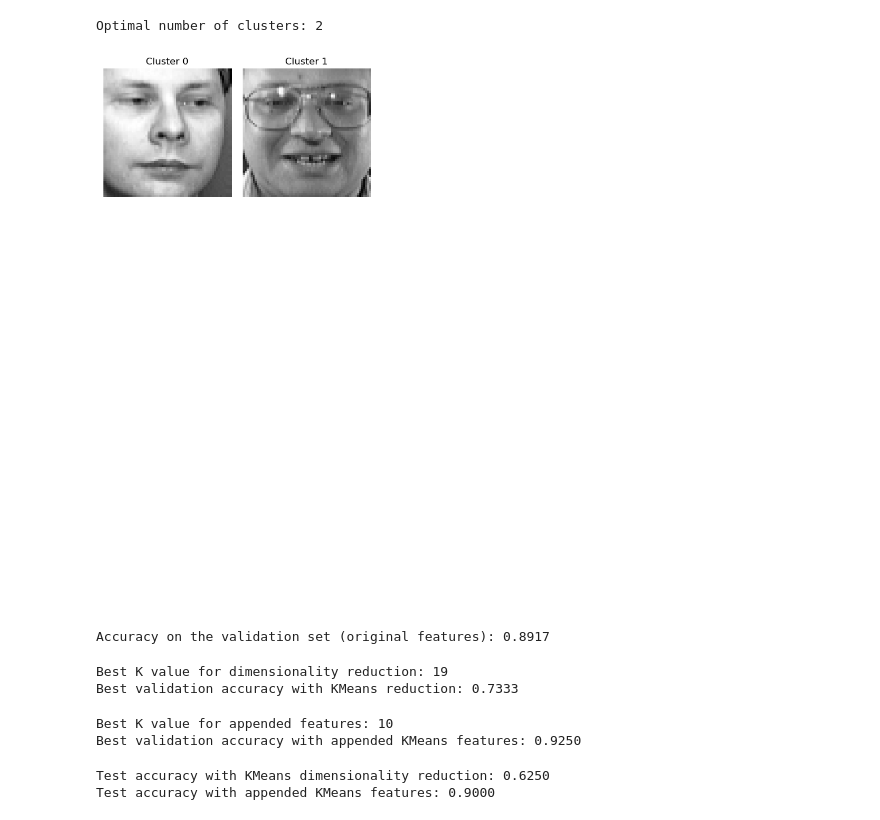
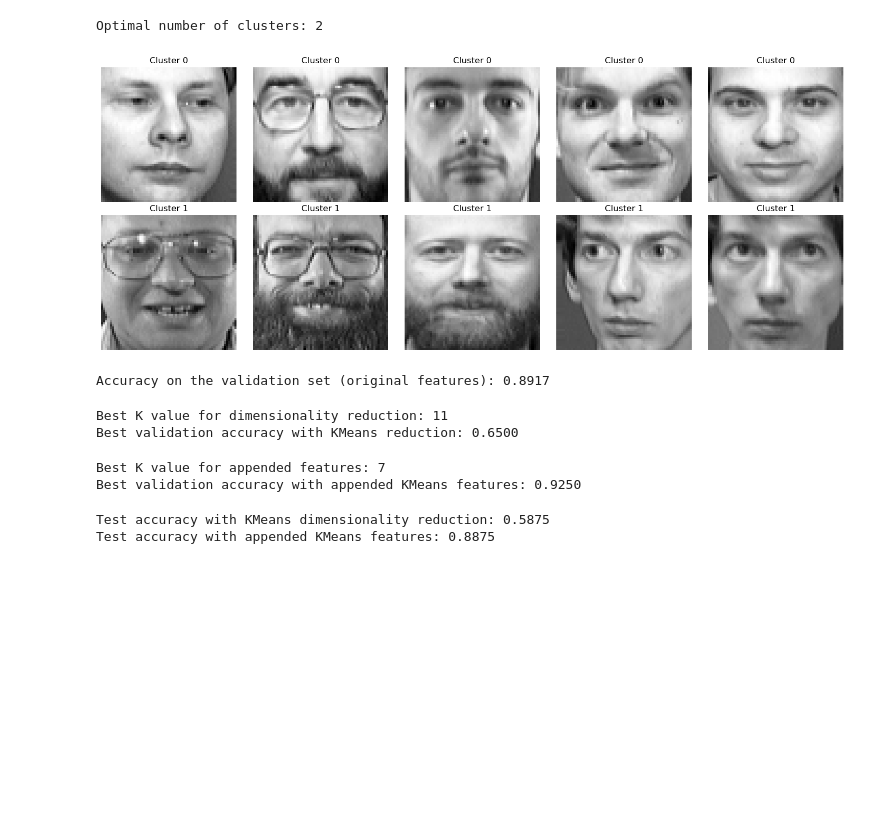
Before and after one commit to Marcelo7542/Olivetti-faces, a Jupyter notebook: Olivetti-Faces.ipynb, the cells around one changed output. Drawn from its saved outputs; the diff is of its cells as text; code cells hidden in the pictures; blank space fills up the shorter version.

```diff
--- a/Olivetti-Faces.ipynb
+++ b/Olivetti-Faces.ipynb
@@ -56,15 +56,20 @@ y_pred = kmeans.predict(X_val)
 # %% [output]
 Optimal number of clusters: 2
 # %%
+fig, axes = plt.subplots(optimal_clusters, 5, figsize=(15, 3 * optimal_clusters))
 
-fig, axes = plt.subplots(4, 4, figsize=(10, 10))
-for i, ax in enumerate(axes.flat):
-    if i < optimal_clusters:
-        ax.imshow(X_train[kmeans.labels_ == i][0].reshape(64, 64), cmap='gray')
-        ax.set_title(f"Cluster {i}")
-    ax.axis('off')
+for cluster_id in range(optimal_clusters):
+
+    cluster_images = X_train[kmeans.labels_ == cluster_id][:5]
+
+    for i, img in enumerate(cluster_images):
+        ax = axes[cluster_id, i]
+        ax.imshow(img.reshape(64, 64), cmap='gray')
+        ax.set_title(f"Cluster {cluster_id}")
+        ax.axis('off')
+
 plt.tight_layout()
 plt.show()
 # %% [output]
-[figure, old version]
+[figure, new version]
 # %%
@@ -80,12 +85,12 @@ Accuracy on the validation set (original features): 0.8917
 best_accuracy = 0
 best_k = 0
 for k in range(2, 21):
-    kmeans = KMeans(n_clusters=k, random_state=42)
+    kmeans = KMeans(n_clusters=k, random_state=60)
     X_train_kmeans = kmeans.fit_transform(X_train_scaled)
     X_val_kmeans = kmeans.transform(X_val_scaled)
 
-    clf.fit(X_train_kmeans, y_train)
-    y_pred_kmeans = clf.predict(X_val_kmeans)
+    model.fit(X_train_kmeans, y_train)
+    y_pred_kmeans = model.predict(X_val_kmeans)
     accuracy_kmeans = accuracy_score(y_val, y_pred_kmeans)
 
     if accuracy_kmeans > best_accuracy:
@@ -95,13 +100,13 @@ for k in range(2, 21):
 print(f"Best K value for dimensionality reduction: {best_k}")
 print(f"Best validation accuracy with KMeans reduction: {best_accuracy:.4f}")
 # %% [output]
-Best K value for dimensionality reduction: 19
-Best validation accuracy with KMeans reduction: 0.7333
+Best K value for dimensionality reduction: 11
+Best validation accuracy with KMeans reduction: 0.6500
 # %%
 best_accuracy_appended = 0
 best_k_appended = 0
 for k in range(2, 21):
-    kmeans = KMeans(n_clusters=k, random_state=42)
+    kmeans = KMeans(n_clusters=k, random_state=60)
     X_train_kmeans = kmeans.fit_transform(X_train_scaled)
     X_val_kmeans = kmeans.transform(X_val_scaled)
 
@@ -109,8 +114,8 @@ for k in range(2, 21):
     X_train_combined = np.hstack((X_train_scaled, X_train_kmeans))
     X_val_combined = np.hstack((X_val_scaled, X_val_kmeans))
 
-    clf.fit(X_train_combined, y_train)
-    y_pred_combined = clf.predict(X_val_combined)
+    model.fit(X_train_combined, y_train)
+    y_pred_combined = model.predict(X_val_combined)
     accuracy_combined = accuracy_score(y_val, y_pred_combined)
 
     if accuracy_combined > best_accuracy_appended:
@@ -120,7 +125,7 @@ for k in range(2, 21):
 print(f"Best K value for appended features: {best_k_appended}")
 print(f"Best validation accuracy with appended KMeans features: {best_accuracy_appended:.4f}")
 # %% [output]
-Best K value for appended features: 10
+Best K value for appended features: 7
 Best validation accuracy with appended KMeans features: 0.9250
 # %%
 kmeans = KMeans(n_clusters=best_k, random_state=60)
@@ -129,20 +134,20 @@ X_train_best_kmeans = kmeans.fit_transform(X_train_scaled)
 X_val_best_kmeans = kmeans.transform(X_val_scaled)
 X_test_best_kmeans = kmeans.transform(X_test_scaled)
 
-clf.fit(X_train_best_kmeans, y_train)
-y_pred_test = clf.predict(X_test_best_kmeans)
+model.fit(X_train_best_kmeans, y_train)
+y_pred_test = model.predict(X_test_best_kmeans)
 test_accuracy_kmeans = accuracy_score(y_test, y_pred_test)
 
 X_train_combined = np.hstack((X_train_scaled, X_train_best_kmeans))
 X_val_combined = np.hstack((X_val_scaled, X_val_best_kmeans))
 X_test_combined = np.hstack((X_test_scaled, X_test_best_kmeans))
 
-clf.fit(X_train_combined, y_train)
-y_pred_combined = clf.predict(X_test_combined)
+model.fit(X_train_combined, y_train)
+y_pred_combined = model.predict(X_test_combined)
 test_accuracy_combined = accuracy_score(y_test, y_pred_combined)
 
 print(f"Test accuracy with KMeans dimensionality reduction: {test_accuracy_kmeans:.4f}")
 print(f"Test accuracy with appended KMeans features: {test_accuracy_combined:.4f}")
 # %% [output]
-Test accuracy with KMeans dimensionality reduction: 0.6250
-Test accuracy with appended KMeans features: 0.9000
+Test accuracy with KMeans dimensionality reduction: 0.5875
+Test accuracy with appended KMeans features: 0.8875
```
Also changed, not shown: parts of 1 cell of this notebook.
